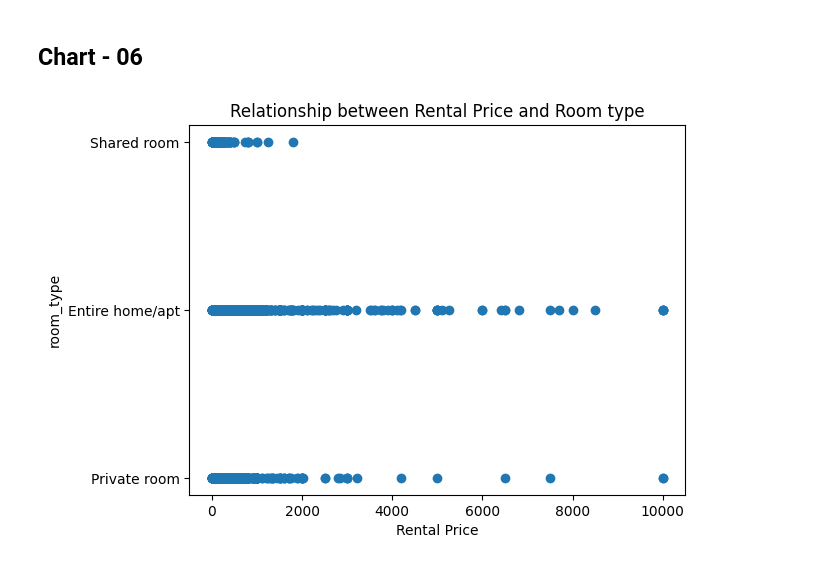
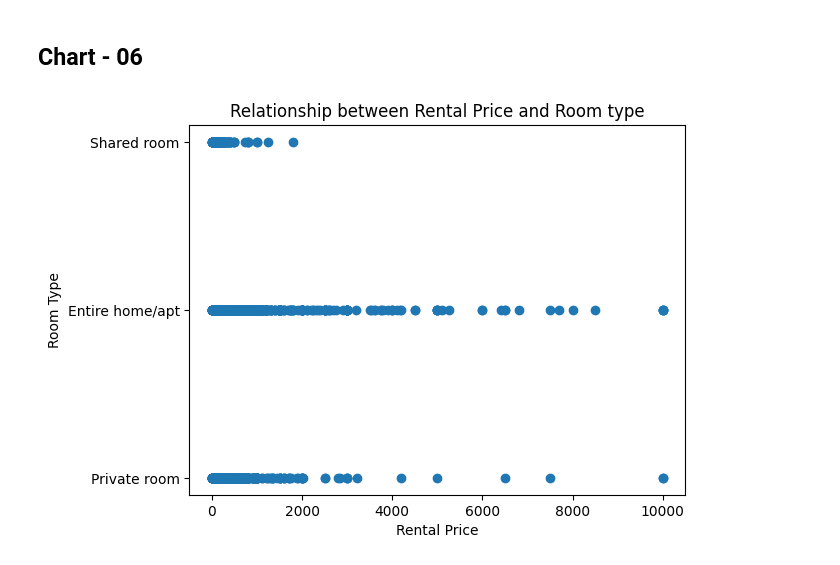
Before and after one commit to Sudarshan-Karn/AirBnb-EDA-Project, a Jupyter notebook: AirBnb_Explainatory_Data_Analysis.ipynb, the cells around one changed output. Cells and saved outputs as stored; diff of their text form; code cells hidden in the pictures.

```diff
--- a/AirBnb_Explainatory_Data_Analysis.ipynb
+++ b/AirBnb_Explainatory_Data_Analysis.ipynb
@@ -437,9 +437,9 @@ The insights gained from this chart could help businesses make decisions about p
 # %%
 # Chart - 6 visualization code
 plt.scatter(df['price'], df['room_type'])
 plt.xlabel('Rental Price')
-plt.ylabel('room_type')
+plt.ylabel('Room Type')
 plt.title('Relationship between Rental Price and Room type')
 plt.show()
 # %% [output]
-[figure, old version]
+[figure, new version]
```
Also changed, not shown: parts of 1 cell of this notebook.
